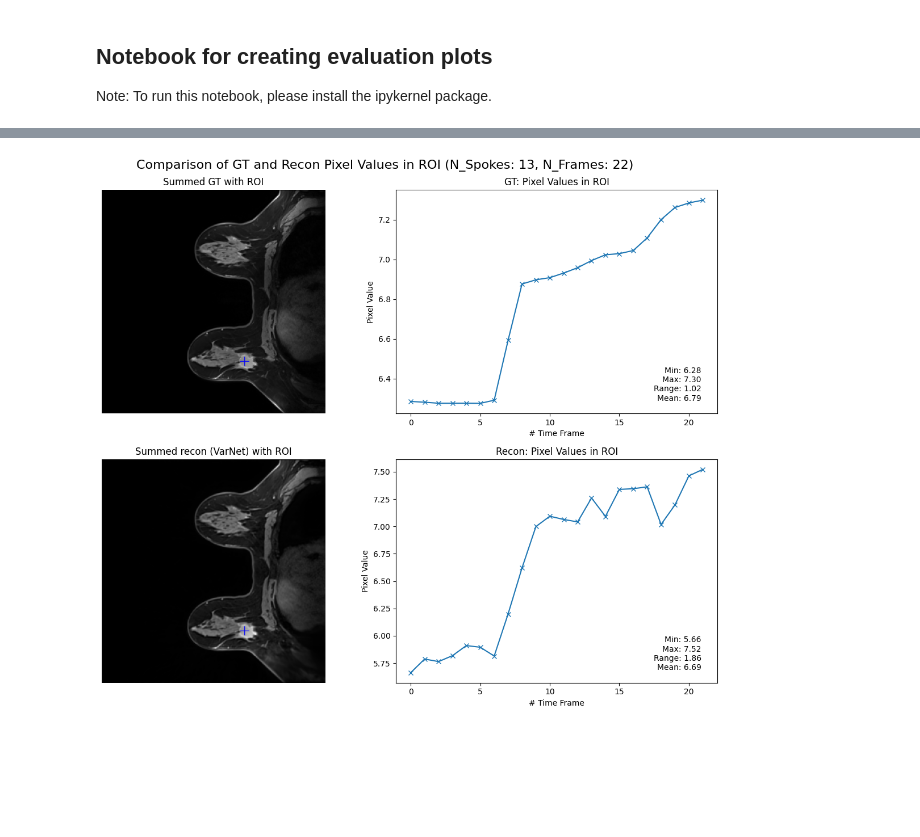
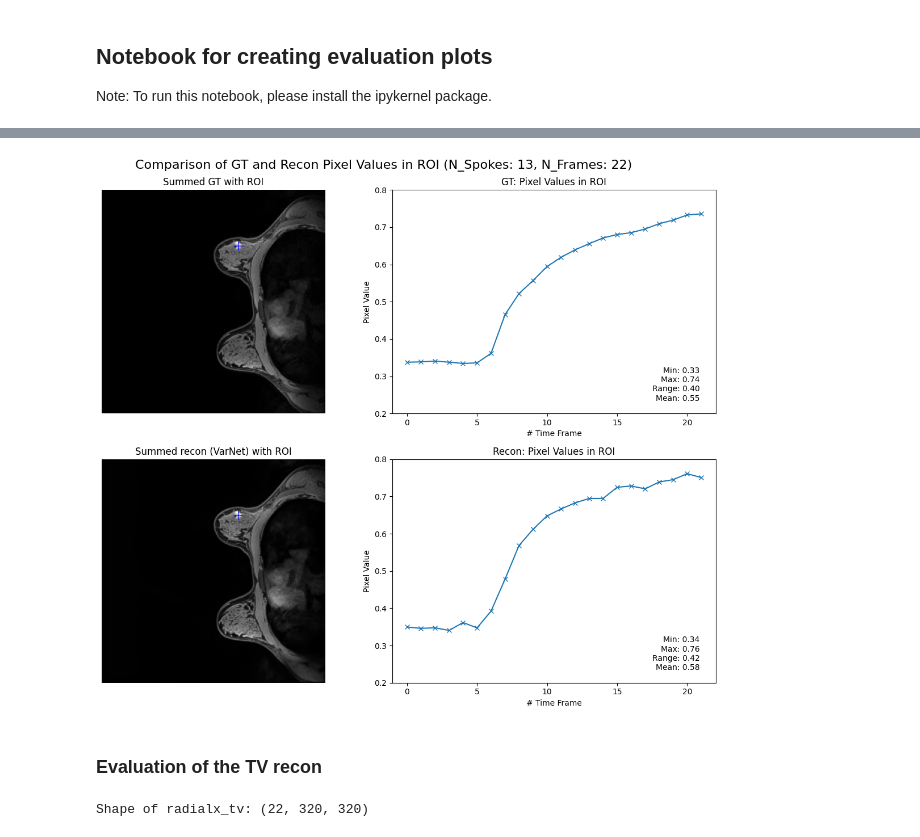
Before and after one commit to egosche/VarNet_MoDL_PyTorch, a Jupyter notebook: notebooks/eval.ipynb, the cells around one changed output, grey strips where cells are left out. Drawn from its saved outputs; the diff is of its cells as text; code cells hidden in the pictures; blank space fills up the shorter version.

```diff
--- a/notebooks/eval.ipynb
+++ b/notebooks/eval.ipynb
@@ -8,5 +9,5 @@ import matplotlib.pyplot as plt
 # %%
-def draw_plus_symbol(image, x, y, size=6, thickness=1):
+def draw_plus_symbol(image, y, x, size=6, thickness=1):
     # Calculate the coordinates of the plus symbol
     x_start = max(0, x - size)
     x_end = min(image.shape[1], x + size + 1)
@@ -26,3 +27,13 @@ def draw_plus_symbol(image, x, y, size=6, thickness=1):
     image[y_start:y_end, x_start:x_end] = [0, 0, 1]
 
     return image
+# %%
+def normalize_array(array, min_val=0, max_val=1):
+    # Find the minimum and maximum values in the array
+    array_min = np.min(array)
+    array_max = np.max(array)
+
+    # Normalize the array between min_val and max_val
+    normalized_array = min_val + (array - array_min) * (max_val - min_val) / (array_max - array_min)
+
+    return normalized_array
@@ -29,7 +42,7 @@ def draw_plus_symbol(image, x, y, size=6, thickness=1):
 # %%
 # Define coordinates of ROI
-x_index = 204
-y_index = 245
+x_index = 80
+y_index = 195
 # Define number of spokes for spatial resolution and resulting time frames
 n_spokes = 13
 n_frames = 22
@@ -44,13 +62,10 @@ summed_gt = np.squeeze(np.sum(gt, axis=1))
 summed_recon = np.squeeze(np.sum(recon, axis=1))
 
 # Normalize both arrays
-max_gt = np.max(summed_gt)
-min_gt = np.min(summed_gt)
-summed_gt = (summed_gt - min_gt) / (max_gt - min_gt)
-
-max_recon = np.max(summed_recon)
-min_recon = np.min(summed_recon)
-summed_recon = (summed_recon - min_recon) / (max_recon - min_recon)
+summed_gt = normalize_array(summed_gt)
+gt = normalize_array(gt)
+summed_recon = normalize_array(summed_recon)
+recon = normalize_array(recon)
 # %%
 # Add color dimension and draw ROI
 summed_gt = np.repeat(summed_gt[:, :, np.newaxis], 3, axis=2)
@@ -78,6 +93,7 @@ plt.plot(pixel_values, '-x')
 plt.title('GT: Pixel Values in ROI')
 plt.xlabel('# Time Frame')
 plt.ylabel('Pixel Value')
+plt.yticks(np.arange(0.2, 0.9, 0.1))
 min_val = pixel_values.min()
 max_val = pixel_values.max()
 range_val = max_val - min_val
@@ -86,31 +102,43 @@ plt.text(0.95, 0.05, f"Min: {min_val:.2f}\nMax: {max_val:.2f}\nRange: {range_val
          horizontalalignment='right', verticalalignment='bottom',
          transform=plt.gca().transAxes, fontsize=10)
 
 # Plot 3: Summed recon (VarNet) with ROI
 plt.subplot(2, 2, 3)
 plt.imshow(summed_recon)
 plt.title('Summed recon (VarNet) with ROI')
 plt.axis('off')
 
 # Plot 4: Recon Pixel Values in ROI
 plt.subplot(2, 2, 4)
 pixel_values = recon[0, :, x_index, y_index]
 plt.plot(pixel_values, '-x')
 plt.title('Recon: Pixel Values in ROI')
 plt.xlabel('# Time Frame')
 plt.ylabel('Pixel Value')
+plt.yticks(np.arange(0.2, 0.9, 0.1))
 min_val = pixel_values.min()
 max_val = pixel_values.max()
 range_val = max_val - min_val
 mean_val = np.mean(pixel_values)
 plt.text(0.95, 0.05, f"Min: {min_val:.2f}\nMax: {max_val:.2f}\nRange: {range_val:.2f}\nMean: {mean_val:.2f}",
          horizontalalignment='right', verticalalignment='bottom',
          transform=plt.gca().transAxes, fontsize=10)
 
 # Adjust layout
 plt.tight_layout()
 
 # Show the figure
 plt.show()
 # %% [output]
-[figure, old version]
+[figure, new version]
+# %% [markdown]
+### Evaluation of the TV recon
+# %%
+# Load recons, squeeze them and take absolute value
+radialx_tv = np.load('radialx_tv.npz')
+radialx_tv_p3 = np.abs(np.squeeze(radialx_tv['radialx_tv_p3']))
+radialx_tv_p7 = np.abs(np.squeeze(radialx_tv['radialx_tv_p7']))
+radialx_tv_p1 = np.abs(np.squeeze(radialx_tv['radialx_tv_p1']))
+print(f'Shape of radialx_tv: {radialx_tv_p3.shape}')
+# %% [output]
+Shape of radialx_tv: (22, 320, 320)
```
Also changed, not shown: parts of 8 cells of this notebook, 1 other file.
